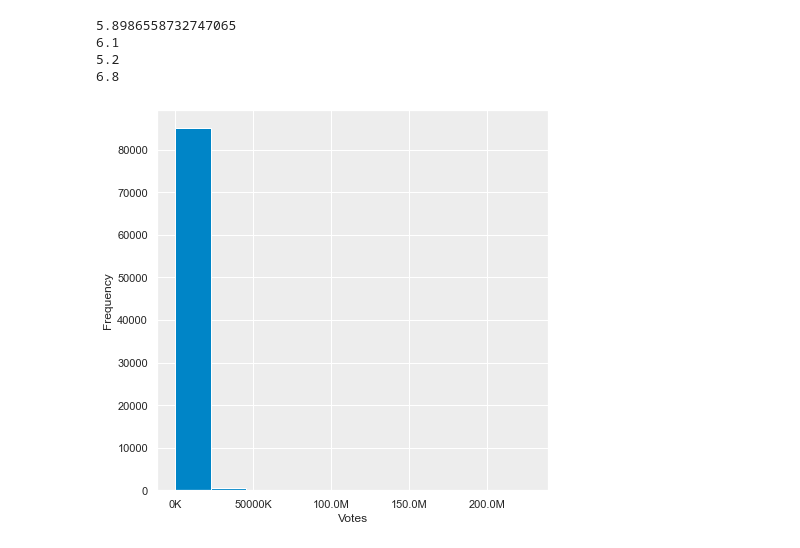
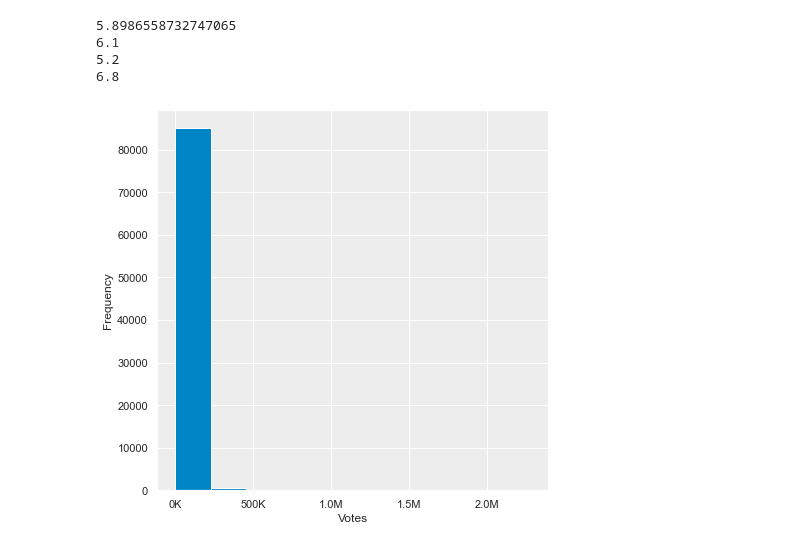
Before and after one commit to kennwayarka/movie_recommendation_engine_IBA, a Jupyter notebook: IMDb Database.ipynb, the cells around one changed output. Saved outputs shown, nothing was run; the diff lists cells and outputs as text; code cells hidden in the pictures.

```diff
--- a/IMDb Database.ipynb
+++ b/IMDb Database.ipynb
@@ -16,7 +16,7 @@ sns.set_style("darkgrid", {"axes.facecolor": ".93"})
 palette = [ '#0085C7',"#FFCE54", '#000000','#00BFC4','#F8766D','#A1469E']
 sns.set_palette(palette)
 # %%
-movies = pd.read_csv(r'N:\IBA\6th Sem\Business Analytics\Project\Individual Project\IMDB Movies\movies.csv')
+movies = pd.read_csv(r'N:\IBA\6th Sem\Business Analytics\Project\Individual Project\movies.csv')
 # %%
 movies.head()
 # %% [output]
@@ -78,18 +78,18 @@ print(percetile_75)
 # %%
 def format_number(data_value, indx):
     if data_value >= 1_000_000:
-        formatter = '{:1.1f}M'.format(data_value*0.0_001)
+        formatter = '{:1.1f}M'.format(data_value*0.000_001)
     else:
-        formatter = '{:1.0f}K'.format(data_value*0.1)
+        formatter = '{:1.0f}K'.format(data_value*0.001)
     return formatter
 
 fig, ax = plt.subplots(figsize = (7,7))
 plt.hist(movies.votes)
 ax.xaxis.set_major_formatter(format_number)
 
 plt.xlabel('Votes')
 plt.ylabel('Frequency')
 
 plt.savefig('Votes_Dist_Raw', dpi = 300)
 # %% [output]
-[figure, old version]
+[figure, new version]
```
Also changed, not shown: parts of 23 cells of this notebook.
